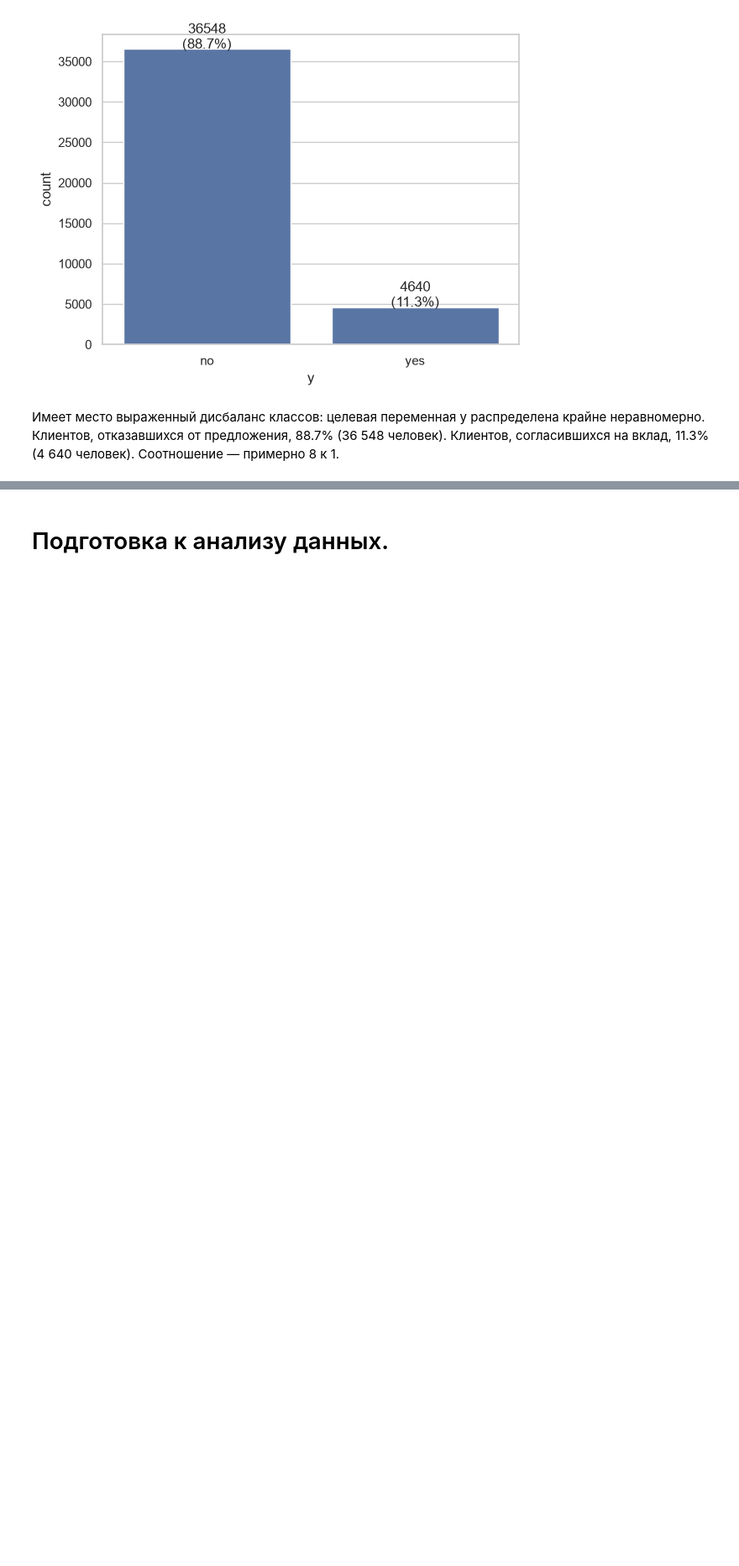
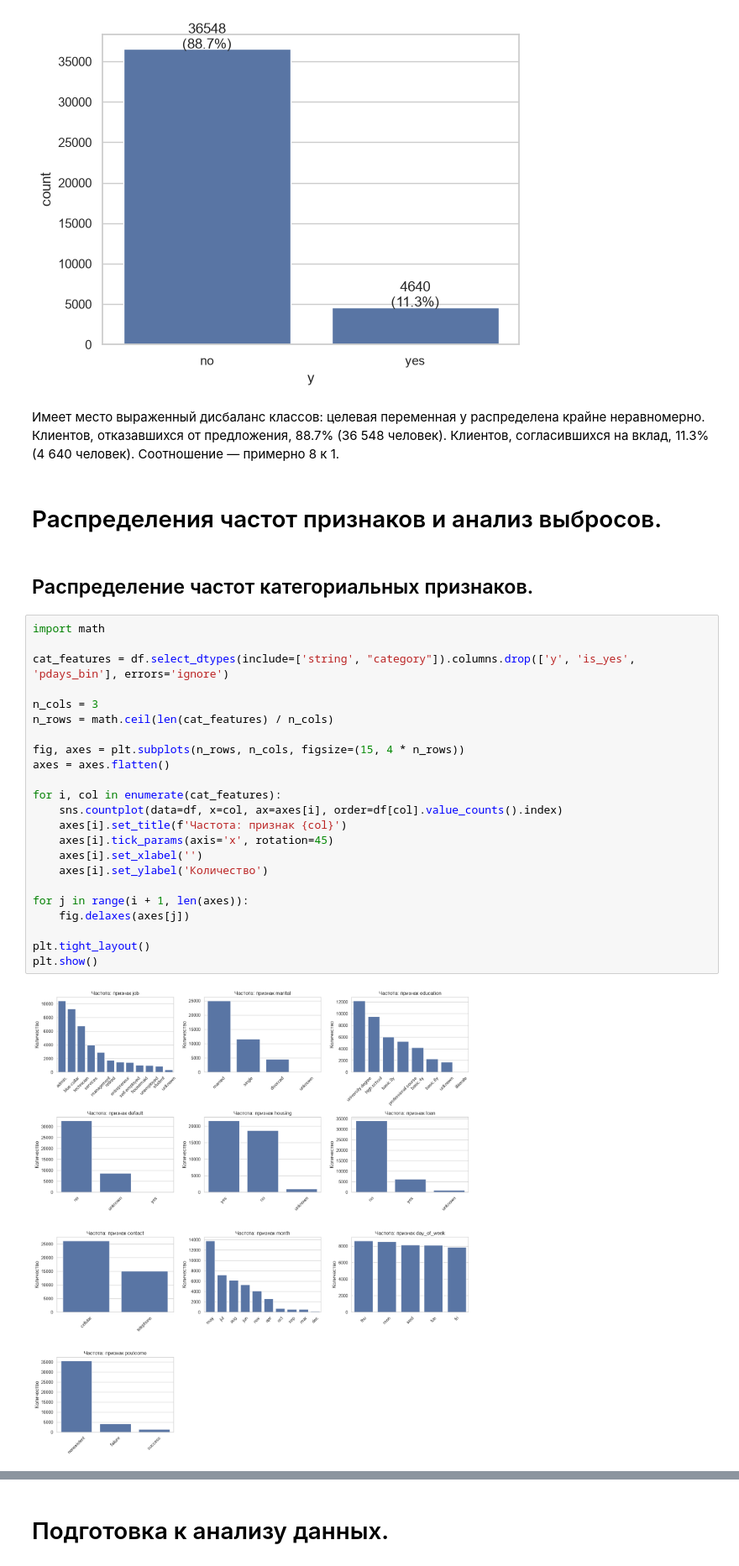
Before and after one commit to KgAmerlion/project_practice_team_1, a Jupyter notebook: Notebook_Bank_Marketing_analitika (2).ipynb, the cells around one changed output, grey strips where cells are left out. Shown at 84% size. Saved outputs shown, nothing was run; the diff lists cells and outputs as text; blank space fills up the shorter version.

Commit message:
Добавлены распределения частот признаков и анализ выбросов.

```diff
--- a/Notebook_Bank_Marketing_analitika (2).ipynb
+++ b/Notebook_Bank_Marketing_analitika (2).ipynb
@@ -152,3 +160,32 @@ plt.show()
 [figure]
 # %% [markdown]
 Имеет место выраженный дисбаланс классов: целевая переменная y распределена крайне неравномерно. Клиентов, отказавшихся от предложения, 88.7% (36 548 человек). Клиентов, согласившихся на вклад, 11.3% (4 640 человек). Соотношение — примерно 8 к 1.
+# %% [markdown]
+# Распределения частот признаков и анализ выбросов.
+# %% [markdown]
+## Распределение частот категориальных признаков.
+# %%
+import math
+
+cat_features = df.select_dtypes(include=['string', "category"]).columns.drop(['y', 'is_yes', 'pdays_bin'], errors='ignore')
+
+n_cols = 3
+n_rows = math.ceil(len(cat_features) / n_cols)
+
+fig, axes = plt.subplots(n_rows, n_cols, figsize=(15, 4 * n_rows))
+axes = axes.flatten()
+
+for i, col in enumerate(cat_features):
+    sns.countplot(data=df, x=col, ax=axes[i], order=df[col].value_counts().index)
+    axes[i].set_title(f'Частота: признак {col}')
+    axes[i].tick_params(axis='x', rotation=45)
+    axes[i].set_xlabel('')
+    axes[i].set_ylabel('Количество')
+
+for j in range(i + 1, len(axes)):
+    fig.delaxes(axes[j])
+
+plt.tight_layout()
+plt.show()
+# %% [output]
+[figure, added]
```
Also changed, not shown: parts of 13 cells of this notebook.
